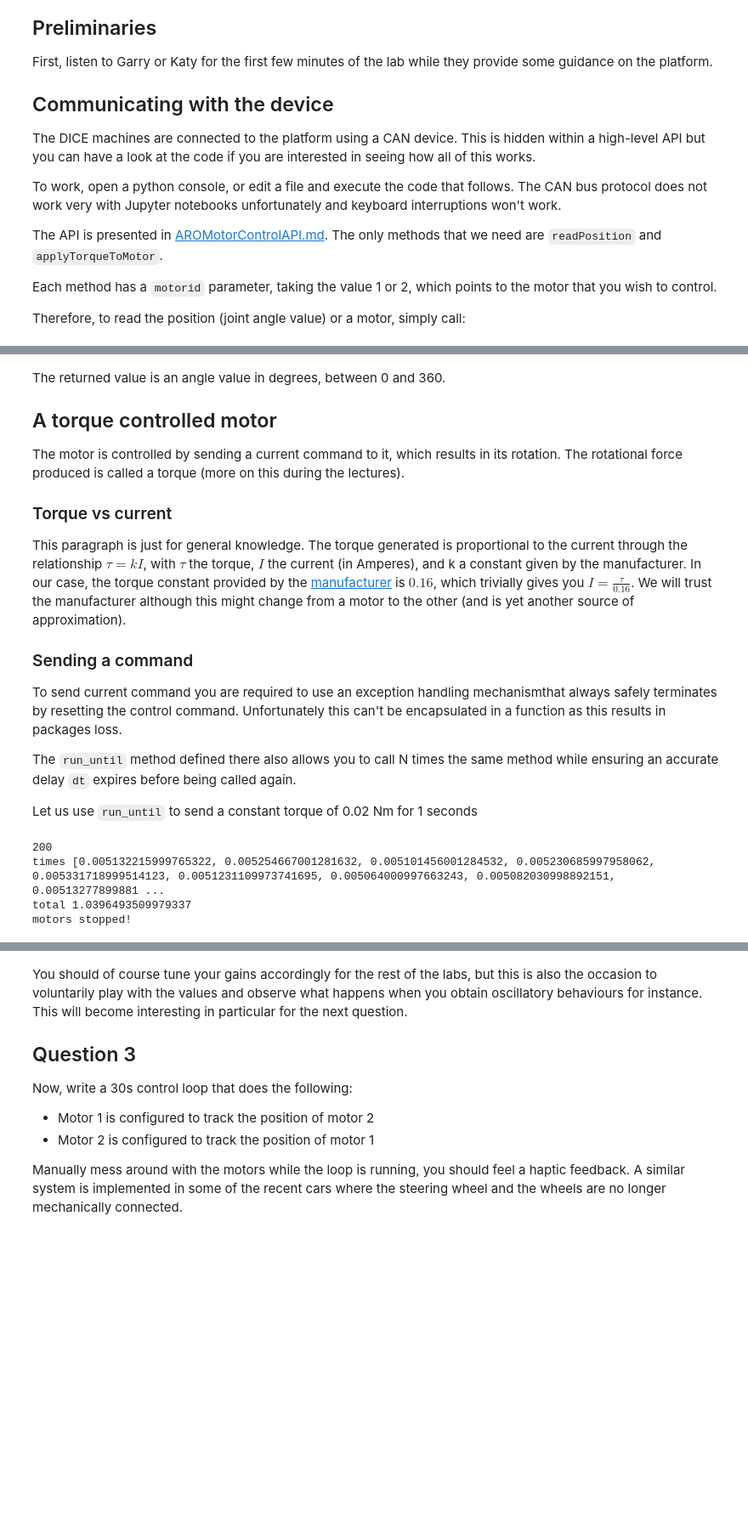
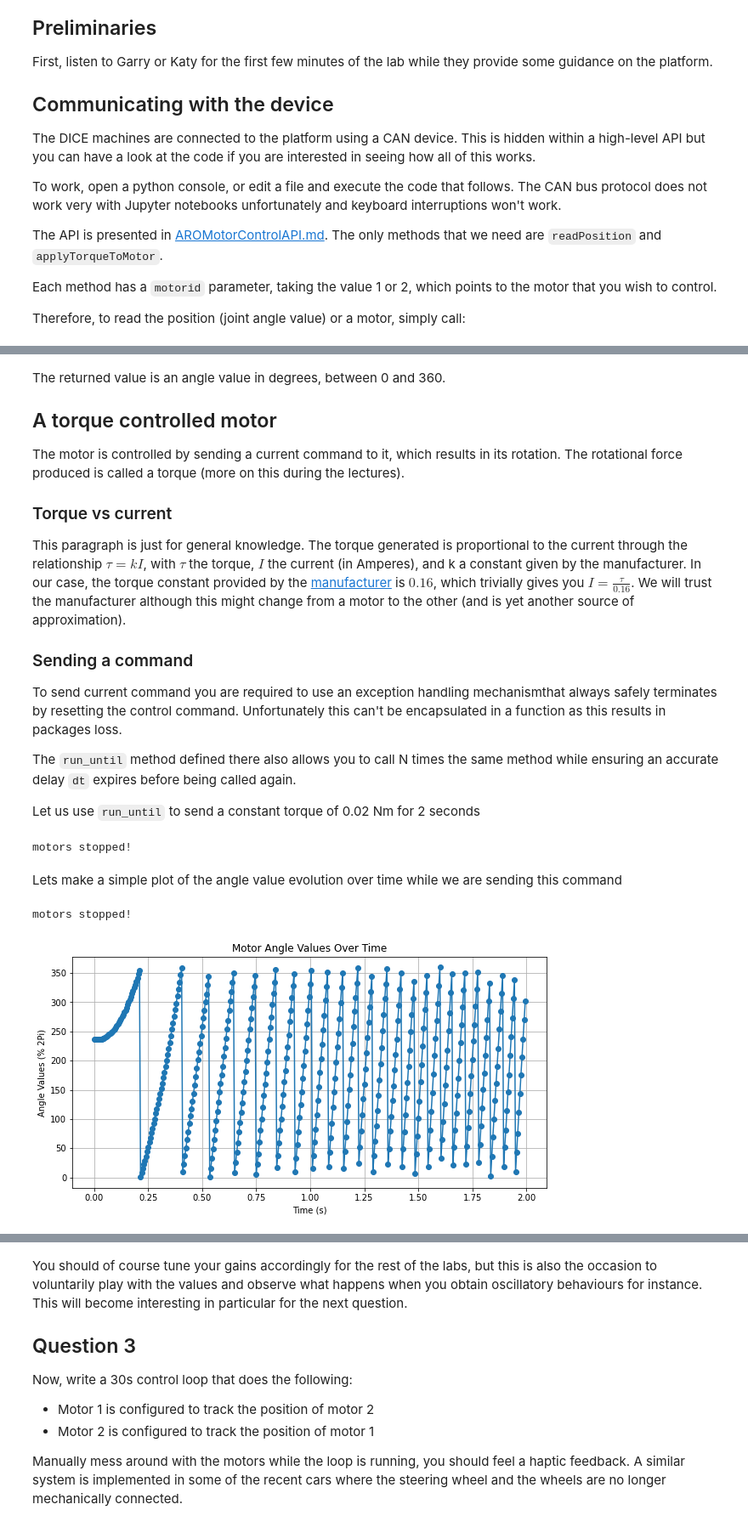
Before and after one commit to JamWardy/aro-hardware1, a Jupyter notebook: 1_new.ipynb, the cells around one changed output, grey strips where cells are left out. Shown at 85% size. Cells and saved outputs as stored; diff of their text form; code cells hidden in the pictures; blank space fills up the shorter version.

```diff
--- a/1_new.ipynb
+++ b/1_new.ipynb
@@ -47,14 +47,13 @@ To send current command you are required to use an exception handling mechanismt
 
 The `run_until` method defined there also allows you to call N times the same method while ensuring an accurate delay `dt` expires before being called again.
 
-Let us use `run_until` to send a constant torque of 0.02 Nm for 1 seconds
+Let us use `run_until` to send a constant torque of 0.02 Nm for 2 seconds
 # %%
 from template import run_until
 
 dt = 0.005
-N = int(1. / dt)
+N = int(2. / dt)
 
-print(N)
 
 try:
     run_until(mc.applyTorqueToMotor, N=N, dt=0.005, motorid=1, torque=0.02)
@@ -67,7 +66,42 @@ finally:
     mc.applyCurrentToMotor(2, 0)
     print("motors stopped!")
 # %% [output]
-200
-times [0.005132215999765322, 0.005254667001281632, 0.005101456001284532, 0.005230685997958062, 0.005331718999514123, 0.0051231109973741695, 0.005064000997663243, 0.005082030998892151, 0.00513277899881 ...
-total 1.0396493509979337
 motors stopped!
+# %% [markdown]
+Lets make a simple plot of the angle value evolution over time while we are sending this command
+# %%
+import matplotlib.pyplot as plt
+
+anglevalues =[]
+
+def store_values_and_apply_torques(motorid, torque):
+    global anglevalues
+    mc.applyTorqueToMotor(motorid=motorid, torque=torque)
+    anglevalues+= [mc.readPosition(motorid)]
+
+try:
+    run_until(store_values_and_apply_torques, N=N, dt=0.005, motorid=1, torque=0.02)
+except KeyboardInterrupt:
+    print("KeyboardInterrupt received, stopping motors...")
+except Exception as e:
+    print(f"an error occurred: {e}")
+finally:
+    mc.applyCurrentToMotor(1, 0)
+    mc.applyCurrentToMotor(2, 0)
+    print("motors stopped!")
+
+
+
+time_values = [i * dt for i in range(len(anglevalues))]
+
+# Plotting the angle values
+plt.figure(figsize=(10, 5))
+plt.plot(time_values, anglevalues, marker='o', linestyle='-')
+plt.title('Motor Angle Values Over Time')
+plt.xlabel('Time (s)')
+plt.ylabel('Angle Values (% 2Pi)')
+plt.grid()
+plt.show()
+# %% [output]
+motors stopped!
+[figure, added]
```
Also changed, not shown: parts of 11 cells of this notebook.
